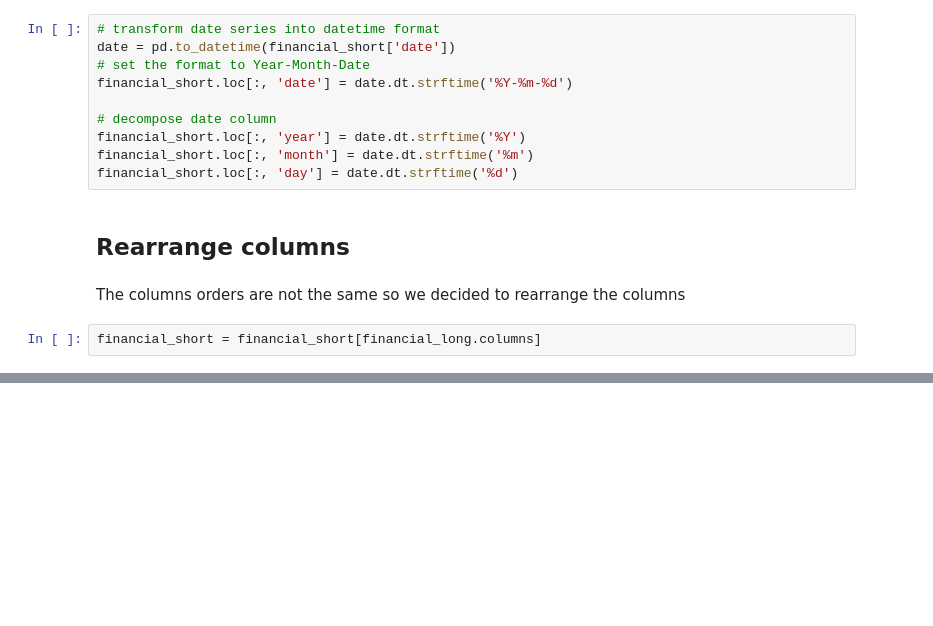
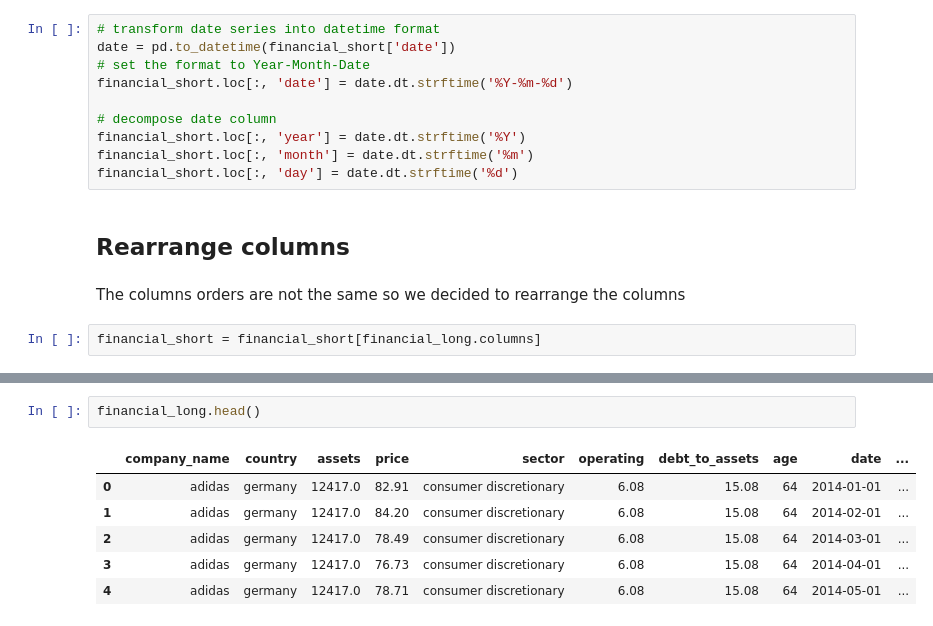
Before and after one commit to AnushaGooda/Data_Viz_MTP, a Jupyter notebook: scripts/EDA.ipynb, the cells around one changed output, grey strips where cells are left out. Cells and saved outputs as stored; diff of their text form; blank space fills up the shorter version.

```diff
--- a/scripts/EDA.ipynb
+++ b/scripts/EDA.ipynb
@@ -237,0 +247,9 @@ financial_short = financial_short[financial_long.columns]
+# %%
+financial_long.head()
+# %% [output]
+|  | company_name | country | assets | price | sector | operating | debt_to_assets | age | date | ... |
+| 0 | adidas | germany | 12417.0 | 82.91 | consumer discretionary | 6.08 | 15.08 | 64 | 2014-01-01 | ... |
+| 1 | adidas | germany | 12417.0 | 84.20 | consumer discretionary | 6.08 | 15.08 | 64 | 2014-02-01 | ... |
+| 2 | adidas | germany | 12417.0 | 78.49 | consumer discretionary | 6.08 | 15.08 | 64 | 2014-03-01 | ... |
+| 3 | adidas | germany | 12417.0 | 76.73 | consumer discretionary | 6.08 | 15.08 | 64 | 2014-04-01 | ... |
+| 4 | adidas | germany | 12417.0 | 78.71 | consumer discretionary | 6.08 | 15.08 | 64 | 2014-05-01 | ... |
```
Also changed, not shown: parts of 1 cell of this notebook.
